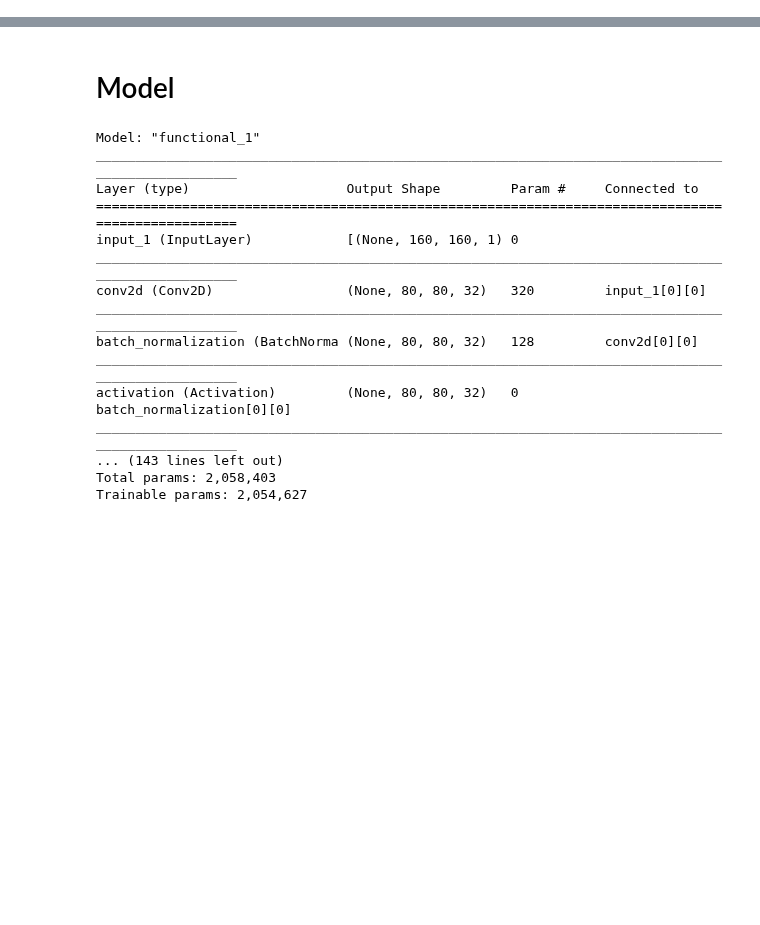
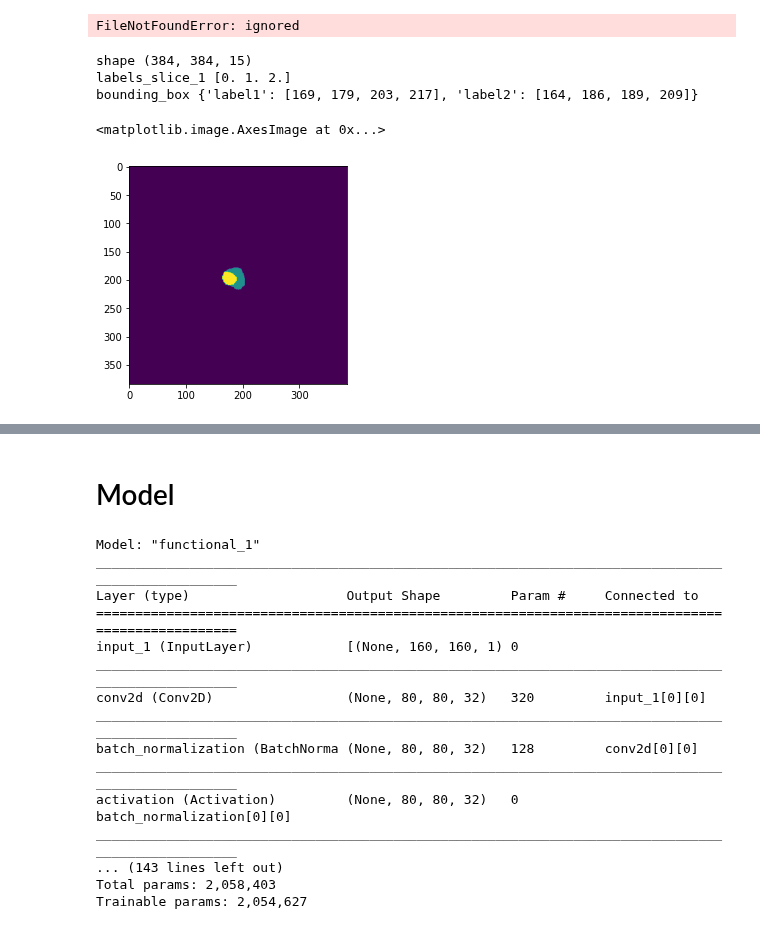
Before and after one commit to qazalmehrban/Medical-Segmentation, a Jupyter notebook: kera_dataloader.ipynb, the cells around one changed output, grey strips where cells are left out. Cells and saved outputs as stored; diff of their text form; code cells hidden in the pictures; blank space fills up the shorter version.

```diff
--- a/kera_dataloader.ipynb
+++ b/kera_dataloader.ipynb
@@ -22,3 +16,11 @@ segment_img = sorted(os.listdir(img_path))
+# %%
+samples = '/content/drive/MyDrive/samples/'
+patients = next(os.walk(samples))[2]
+labels = '/content/drive/MyDrive/segmentation/'
+segmentations =next(os.walk(labels))[2]
+# %%
+segment = sorted(patients)
+img = sorted(segmentations)
 # %%
 def make_box(mask):
     box = []
@@ -40,3 +42,29 @@ def make_box(mask):
             x_max = np.nonzero(mask==i)[1].max()
             box.append([x_min, y_min, x_max, y_max])
     return dict(zip([f"label{int(i)}" for i in obj_ids[1:]],box))
+# %%
+Masks = nib.load((labels + patients[0]))
+Masks = np.array(Masks.dataobj)
+print('shape', Masks.shape)
+slices =0
+Masks_2d = Masks[:,:,slices]
+print(f'labels_slice_{slices}', np.unique(Masks_2d))
+print('bounding_box', make_box(Masks_2d))
+plt.imshow(Masks_2d)
+# %% [output]
+FileNotFoundError: ignored
+# %%
+Masks = nib.load((labels + segment[0]))
+Masks = np.array(Masks.dataobj)
+print('shape', Masks.shape)
+slices =1
+Masks_2d = Masks[:,:,slices]
+print(f'labels_slice_{slices}', np.unique(Masks_2d))
+print('bounding_box', make_box(Masks_2d))
+plt.imshow(Masks_2d)
+# %% [output]
+shape (384, 384, 15)
+labels_slice_1 [0. 1. 2.]
+bounding_box {'label1': [169, 179, 203, 217], 'label2': [164, 186, 189, 209]}
+<matplotlib.image.AxesImage at 0x...>
+[figure, added]
```
Also changed, not shown: parts of 4 cells of this notebook.
